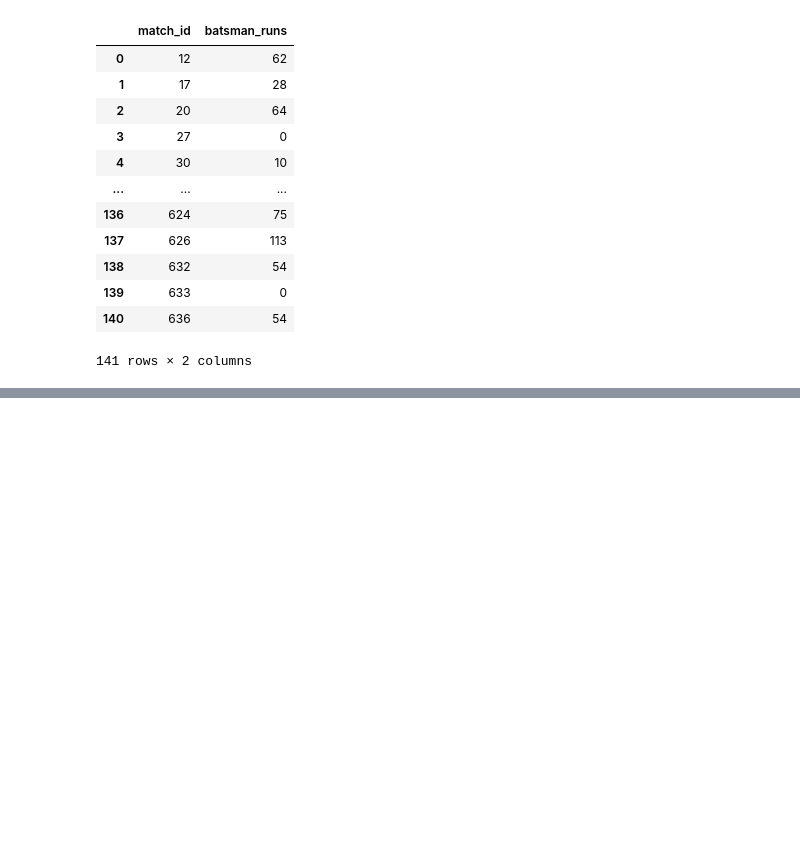
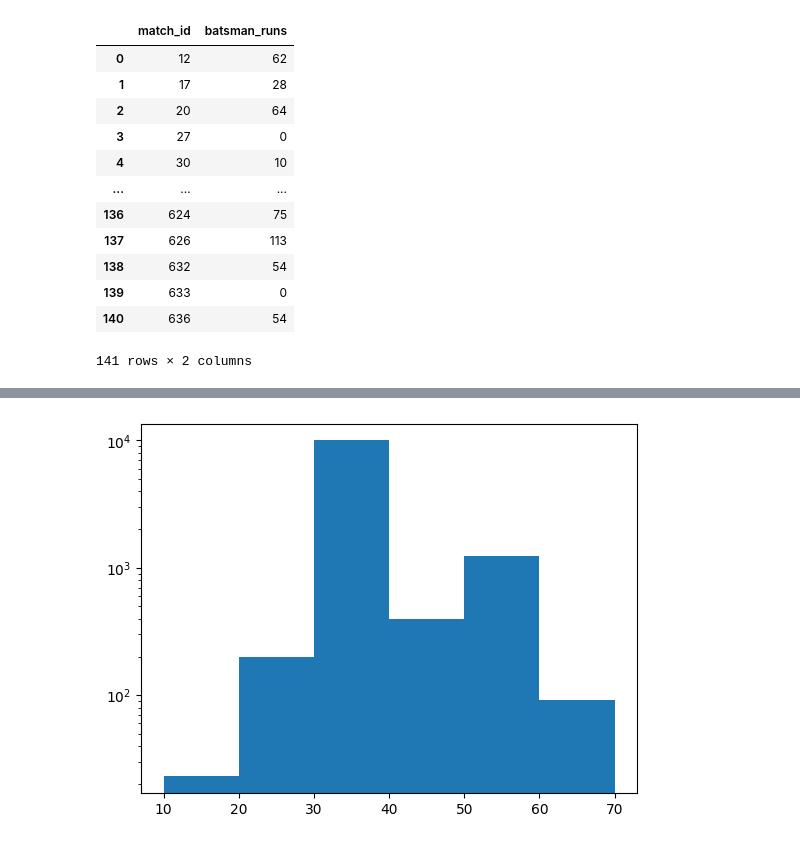
Before and after one commit to hrishavraj89/matplotlib, a Jupyter notebook: matplotlib.ipynb, the cells around one changed output, grey strips where cells are left out. Cells and saved outputs as stored; diff of their text form; code cells hidden in the pictures; blank space fills up the shorter version.

```diff
--- a/matplotlib.ipynb
+++ b/matplotlib.ipynb
@@ -369,0 +376,6 @@ plt.hist(df['batsman_runs'])
+# %%
+#using logarithmic scale
+plt.hist(arr,bins = [10,20,30,40,50,60,70],log=True)
+plt.show()
+# %% [output]
+[figure, added]
```
Also changed, not shown: parts of 3 cells of this notebook.
